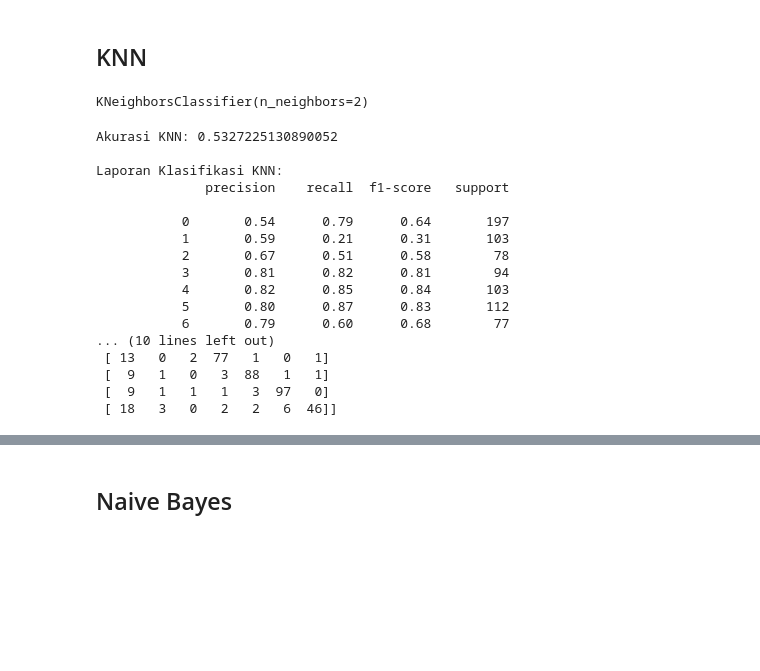
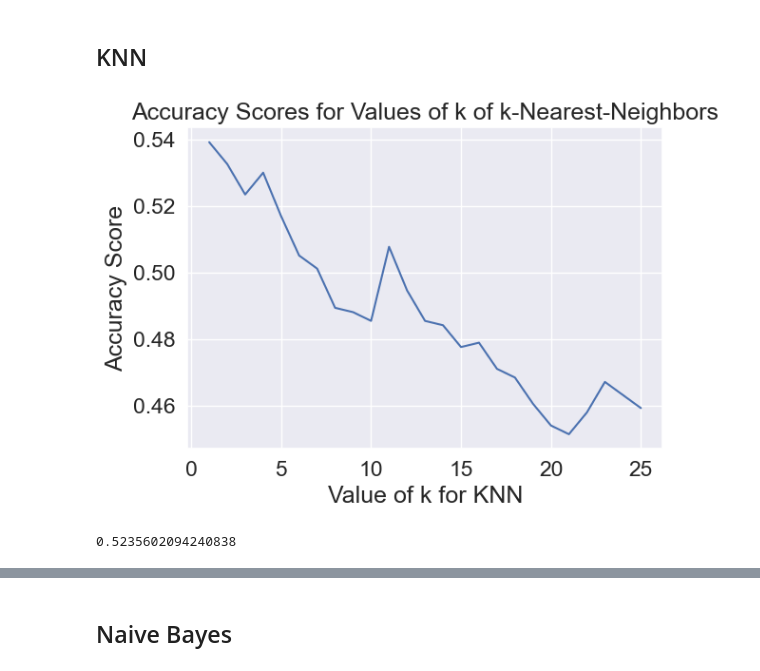
Before and after one commit to triskaaaw/prediction, a Jupyter notebook: prediction_yonita.ipynb, the cells around one changed output, grey strips where cells are left out. Cells and saved outputs as stored; diff of their text form; code cells hidden in the pictures; blank space fills up the shorter version.

```diff
--- a/prediction_yonita.ipynb
+++ b/prediction_yonita.ipynb
@@ -1078,10 +1078,10 @@ Laporan Klasifikasi (Random Forest):
 from sklearn.tree import DecisionTreeClassifier
 
 # Membuat objek model Decision Tree Classifier
-model = DecisionTreeClassifier(random_state=42)
+dc_model = DecisionTreeClassifier(random_state=42)
 
 # Melatih model menggunakan data pelatihan
-model.fit(x_train, y_train)
+dc_model.fit(x_train, y_train)
 # %% [output]
 DecisionTreeClassifier(random_state=42)
 # %%
@@ -1089,7 +1089,7 @@ DecisionTreeClassifier(random_state=42)
 from sklearn.metrics import accuracy_score, classification_report, confusion_matrix
 
 # Membuat prediksi menggunakan data pengujian
-y_pred = model.predict(x_test)
+y_pred = dc_model.predict(x_test)
 
 # Menghitung akurasi model
 accuracy = accuracy_score(y_test, y_pred)
@@ -1166,48 +1166,3 @@ Laporan Klasifikasi (SVM):
  [ 48   0   0   0  18  11   0]]
 # %% [markdown]
 ## KNN
-# %%
-from sklearn.neighbors import KNeighborsClassifier
-from sklearn.metrics import accuracy_score
-
-# Membuat objek model KNN dengan jumlah tetangga (neighbors) yang diinginkan
-k = 2
-model_knn = KNeighborsClassifier(n_neighbors=k)
-
-# Melatih model menggunakan data pelatihan
-model_knn.fit(x_train, y_train)
-# %% [output]
-KNeighborsClassifier(n_neighbors=2)
-# %%
-# Melakukan prediksi pada data uji
-y_pred = model_knn.predict(x_test)
-
-# Menghitung akurasi prediksi
-accuracy = accuracy_score(y_test, y_pred)
-print("Akurasi KNN:", accuracy)
-
-# Menampilkan laporan klasifikasi
-print("\nLaporan Klasifikasi KNN:")
-print(classification_report(y_test, y_pred_rf))
-
-# Menampilkan matriks kebingungan (confusion matrix)
-print("\nConfusion Matrix:")
-print(confusion_matrix(y_test, y_pred_rf))
-# %% [output]
-Akurasi KNN: 0.5327225130890052
-
-Laporan Klasifikasi KNN:
-              precision    recall  f1-score   support
-
-           0       0.54      0.79      0.64       197
-           1       0.59      0.21      0.31       103
-           2       0.67      0.51      0.58        78
-           3       0.81      0.82      0.81        94
-           4       0.82      0.85      0.84       103
-           5       0.80      0.87      0.83       112
-           6       0.79      0.60      0.68        77
-... (10 lines left out)
- [ 13   0   2  77   1   0   1]
- [  9   1   0   3  88   1   1]
- [  9   1   1   1   3  97   0]
- [ 18   3   0   2   2   6  46]]
@@ -1213,0 +1171,17 @@ Laporan Klasifikasi KNN:
+# %%
+k_range = list(range(1,26))
+scores = []
+for k in k_range:
+    model_knn = KNeighborsClassifier(n_neighbors=k) # konfigurasi algoritma
+    model_knn.fit(x_train, y_train) # training model/classifier
+    y_pred = model_knn.predict(x_test) # melakukan prediksi
+    scores.append(accuracy_score(y_test, y_pred)) # evaluasi performa
+# %%
+plt.plot(k_range, scores)
+plt.xlabel('Value of k for KNN')
+plt.ylabel('Accuracy Score')
+plt.title('Accuracy Scores for Values of k of k-Nearest-Neighbors')
+plt.tight_layout()
+plt.show()
+# %% [output]
+[figure, added]
@@ -1213,0 +1192,4 @@ Laporan Klasifikasi KNN:
+# %%
+print(accuracy_score(y_test, y_pred)) # evaluasi akurasi
+# %% [output]
+0.5235602094240838
```
Also changed, not shown: parts of 13 cells of this notebook, 1 other file.
